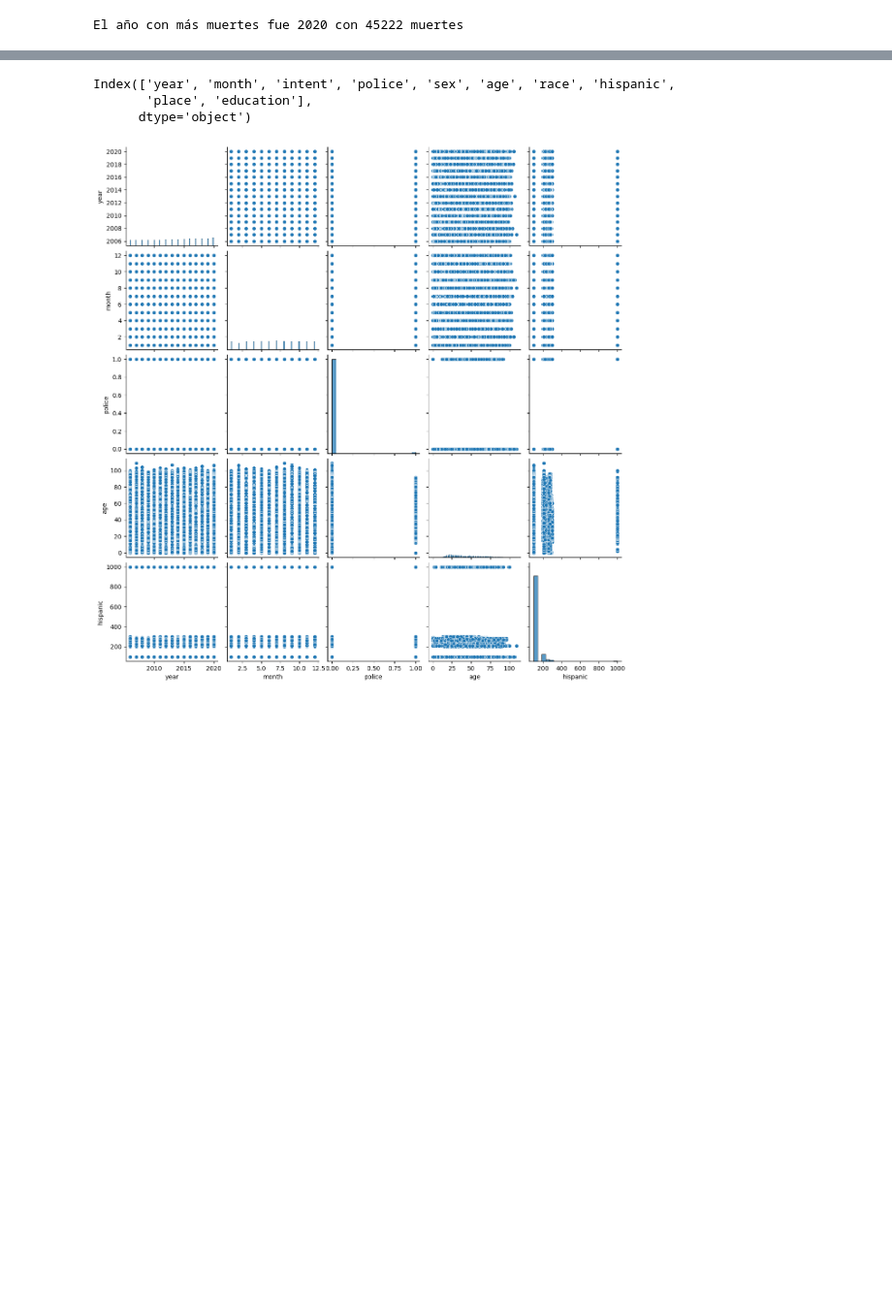
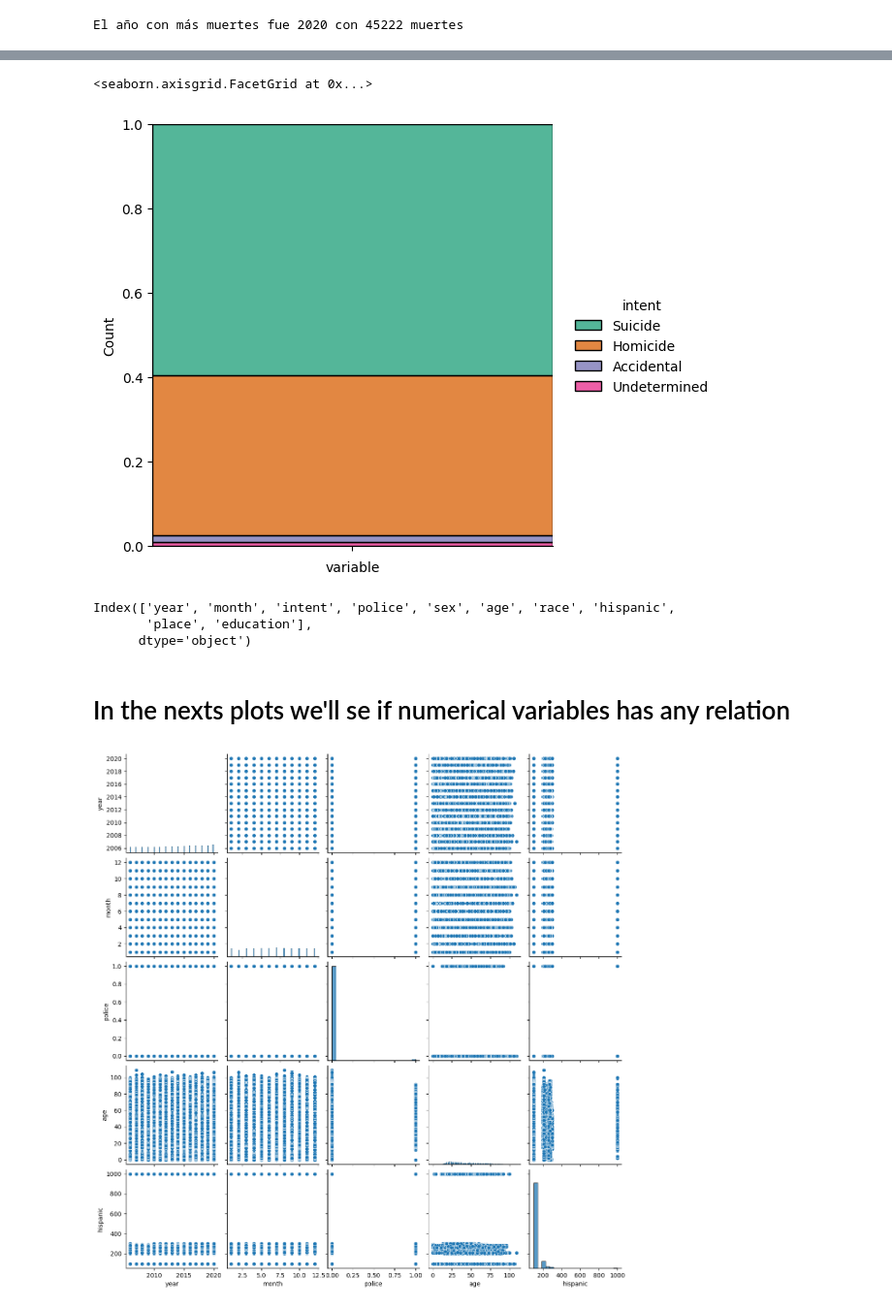
Before and after one commit to RamiroLedezma/EDA_GUNS_DEATH, a Jupyter notebook: eda.ipynb, the cells around one changed output, grey strips where cells are left out. Shown at 97% size. Drawn from its saved outputs; the diff is of its cells as text; code cells hidden in the pictures; blank space fills up the shorter version.

```diff
--- a/eda.ipynb
+++ b/eda.ipynb
@@ -160,3 +180,22 @@ El año con más muertes fue 2020 con 45222 muertes
+# %%
+(
+    df
+    .assign(variable = '')
+    .pipe(
+        lambda df: (
+            sns.displot(
+                data=df,
+                x='variable',
+                hue='intent',
+                multiple='fill',
+                palette= 'Dark2'
+            )
+        )
+    )
+)
+# %% [output]
+<seaborn.axisgrid.FacetGrid at 0x...>
+[figure, added]
 # %%
 df.columns
 # %% [output]
@@ -165,6 +204,8 @@ Index(['year', 'month', 'intent', 'police', 'sex', 'age', 'race', 'hispanic',
       dtype='object')
 # %%
 df.age = df.age.astype('Int64')
+# %% [markdown]
+# In the nexts plots we'll se if numerical variables has any relation
 # %%
 sns.pairplot(df);
 # %% [output]
```
Also changed, not shown: parts of 7 cells of this notebook.
